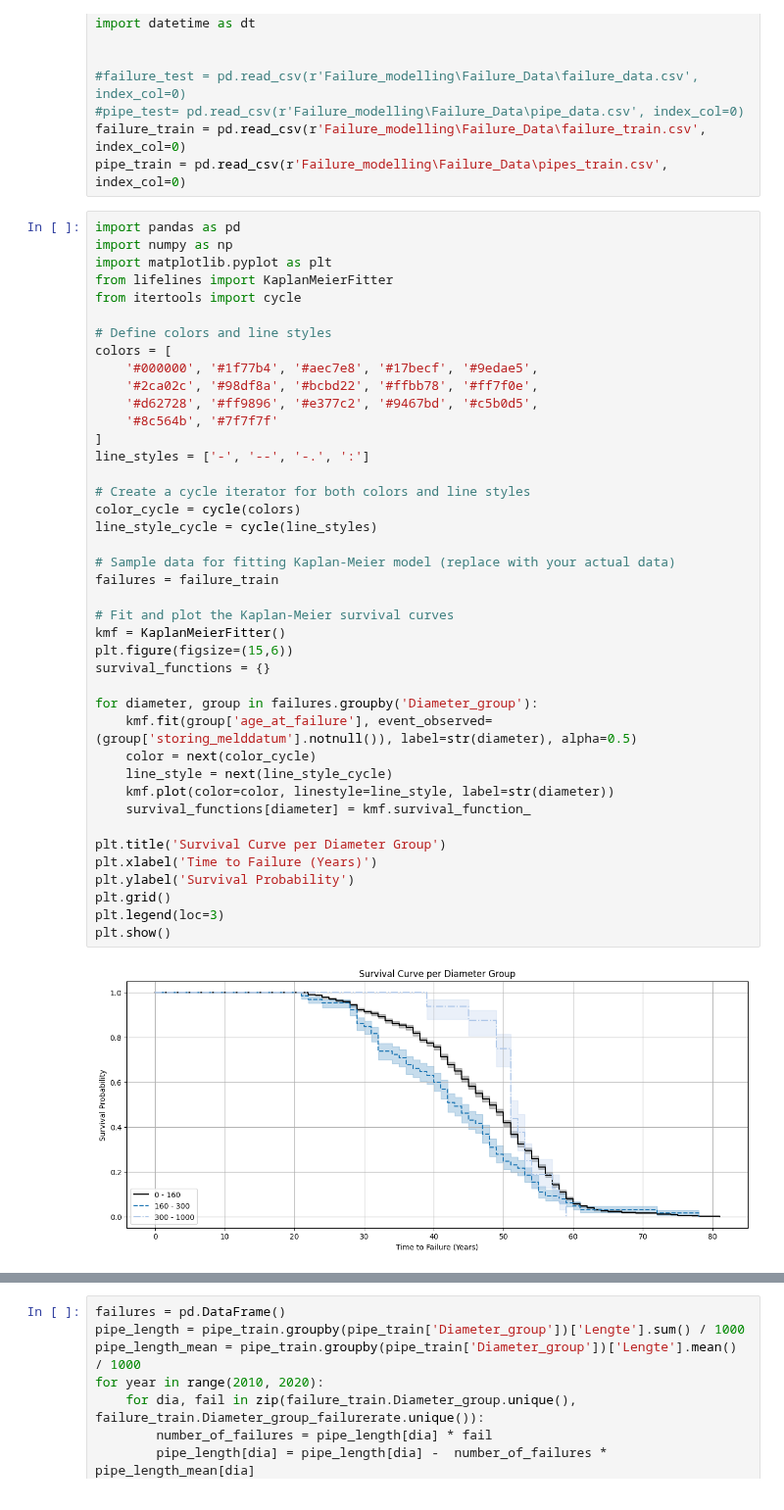
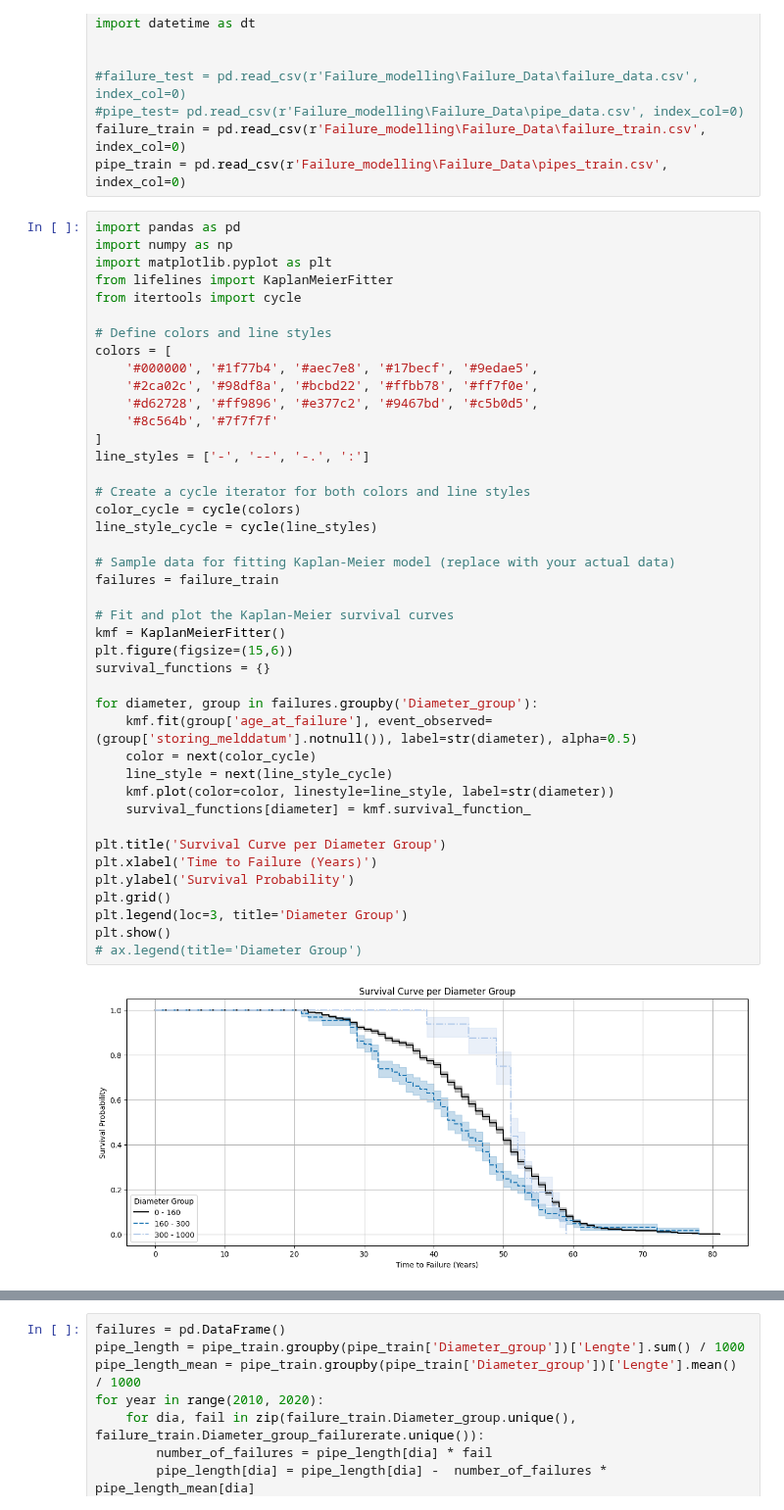
Before and after one commit to jipsteiger/ENVM1601, a Jupyter notebook: Failure_modelling/simple_model.ipynb, the cells around one changed output, grey strips where cells are left out. Shown at 98% size. Cells and saved outputs as stored; diff of their text form.

```diff
--- a/Failure_modelling/simple_model.ipynb
+++ b/Failure_modelling/simple_model.ipynb
@@ -24,32 +24,33 @@ colors = [
     '#d62728', '#ff9896', '#e377c2', '#9467bd', '#c5b0d5',
     '#8c564b', '#7f7f7f'
 ]
 line_styles = ['-', '--', '-.', ':']
 
 # Create a cycle iterator for both colors and line styles
 color_cycle = cycle(colors)
 line_style_cycle = cycle(line_styles)
 
 # Sample data for fitting Kaplan-Meier model (replace with your actual data)
 failures = failure_train
 
 # Fit and plot the Kaplan-Meier survival curves
 kmf = KaplanMeierFitter()
 plt.figure(figsize=(15,6))
 survival_functions = {}
 
 for diameter, group in failures.groupby('Diameter_group'):
     kmf.fit(group['age_at_failure'], event_observed=(group['storing_melddatum'].notnull()), label=str(diameter), alpha=0.5)
     color = next(color_cycle)
     line_style = next(line_style_cycle)
     kmf.plot(color=color, linestyle=line_style, label=str(diameter))
     survival_functions[diameter] = kmf.survival_function_
 
 plt.title('Survival Curve per Diameter Group')
 plt.xlabel('Time to Failure (Years)')
 plt.ylabel('Survival Probability')
 plt.grid()
-plt.legend(loc=3)
+plt.legend(loc=3, title='Diameter Group')
 plt.show()
+# ax.legend(title='Diameter Group')
 # %% [output]
-[figure, old version]
+[figure, new version]
```
Also changed, not shown: parts of 5 cells of this notebook, 18 other files.
